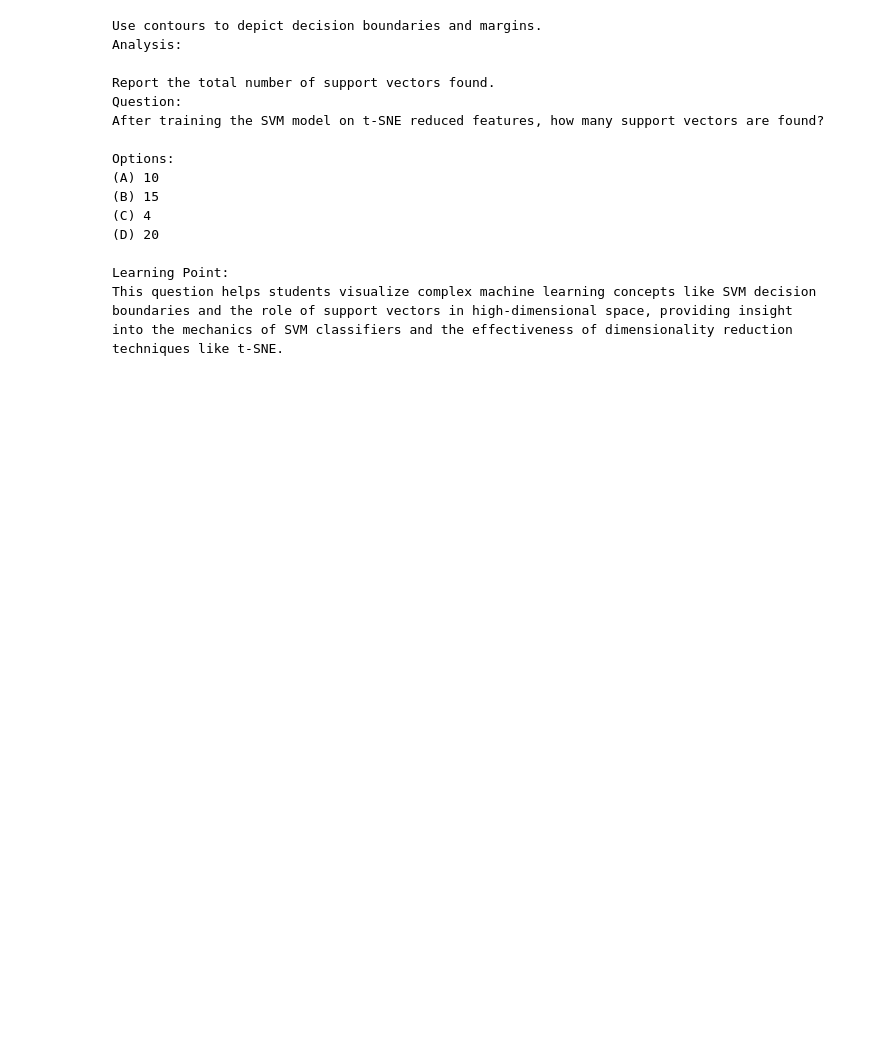
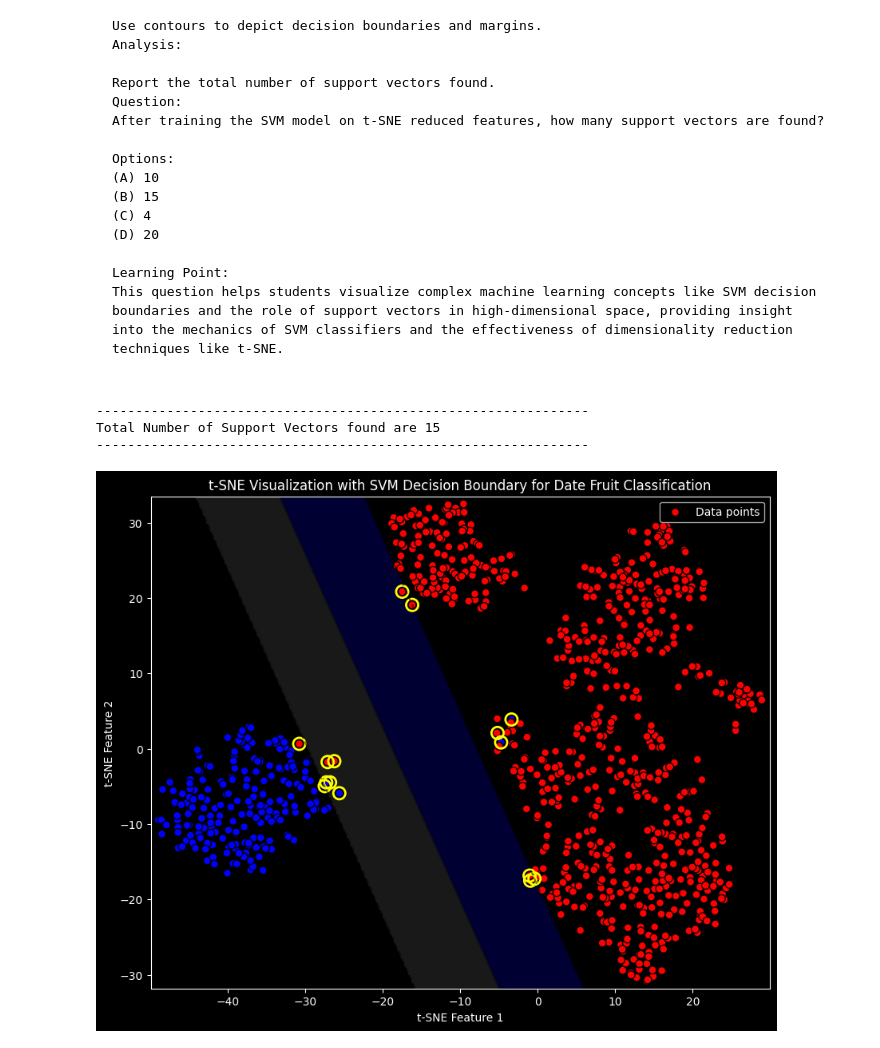
Before and after one commit to VDdotexe/Weekend_Scratching, a Jupyter notebook: case_studies/SVM.ipynb, the cells around one changed output. Cells and saved outputs as stored; diff of their text form; code cells hidden in the pictures; blank space fills up the shorter version.

````diff
--- a/case_studies/SVM.ipynb
+++ b/case_studies/SVM.ipynb
@@ -587,3 +590,71 @@ Learning Point:
 This question helps students visualize complex machine learning concepts like SVM decision boundaries and the role of support vectors in high-dimensional space, providing insight into the mechanics of SVM classifiers and the effectiveness of dimensionality reduction techniques like t-SNE.
 
 ```
+# %%
+
+# List of features
+features = ['AREA', 'PERIMETER', 'MAJOR_AXIS', 'MINOR_AXIS', 'ECCENTRICITY',
+       'EQDIASQ', 'SOLIDITY', 'CONVEX_AREA', 'EXTENT', 'ASPECT_RATIO',
+       'ROUNDNESS', 'COMPACTNESS', 'SHAPEFACTOR_1', 'SHAPEFACTOR_2',
+       'SHAPEFACTOR_3', 'SHAPEFACTOR_4', 'MeanRR', 'MeanRG', 'MeanRB',
+       'StdDevRR', 'StdDevRG', 'StdDevRB', 'SkewRR', 'SkewRG', 'SkewRB',
+       'KurtosisRR', 'KurtosisRG', 'KurtosisRB', 'EntropyRR', 'EntropyRG',
+       'EntropyRB', 'ALLdaub4RR', 'ALLdaub4RG', 'ALLdaub4RB']
+
+# Assuming df is already defined and loaded with data
+# Create a copy of the DataFrame
+df_temp = df.copy()
+
+# Select features and filter for two classes
+df_temp['Class'] = df_temp['Class'].apply(lambda x: 'SAFAVI' if x == 'SAFAVI' else 'Other')
+
+# Encoding classes
+df_temp['Label'] = df_temp['Class'].map({'SAFAVI': 1, 'Other': 0})  # Use the appropriate method to map class labels to numerical values
+
+# Standard scaling
+scaler = StandardScaler()
+X_scaled = scaler.fit_transform(df_temp[features])
+
+# t-SNE
+tsne = TSNE(n_components=2, random_state=42)
+X_tsne = tsne.fit_transform(X_scaled)
+
+# SVM training
+svm = SVC(kernel='linear', C=1.0)  # Initialize the SVC model with the correct parameters
+svm.fit(X_tsne, df_temp['Label'])
+
+# Support vectors
+support_vectors = svm.support_vectors_
+
+print(f'---------------------------------------------------------------')
+print(f'Total Number of Support Vectors found are {len(support_vectors)}')
+print(f'---------------------------------------------------------------')
+
+# Create grid to plot decision boundaries
+x_min, x_max = X_tsne[:, 0].min() - 1, X_tsne[:, 0].max() + 1
+y_min, y_max = X_tsne[:, 1].min() - 1, X_tsne[:, 1].max() + 1
+xx, yy = np.meshgrid(np.arange(x_min, x_max, 0.02), np.arange(y_min, y_max, 0.02))
+
+# Plot decision boundary and margins
+Z = svm.decision_function(np.c_[xx.ravel(), yy.ravel()])  # Use the decision function to predict decision boundaries
+Z = Z.reshape(xx.shape)
+plt.figure(figsize=(10, 8))  # Define plot size here to ensure it encompasses all the elements
+plt.contourf(xx, yy, Z, levels=[-1, 0, 1], alpha=0.2, colors=['blue', 'grey', 'red'])  # Background color for decision areas
+plt.contour(xx, yy, Z, colors='k', levels=[-1, 0, 1], alpha=0.5, linestyles=['--', '-', '--'])  # Decision boundaries and margins
+
+# Plot data points and support vectors
+scatter = plt.scatter(X_tsne[:, 0], X_tsne[:, 1], c=df_temp['Label'], cmap=ListedColormap(['#FF0000', '#0000FF']), s=50, edgecolors='k')
+plt.scatter(support_vectors[:, 0], support_vectors[:, 1], s=120, facecolors='none', edgecolors='yellow', linewidths=2, label='Support vectors')
+
+# Labels and title
+plt.xlabel('t-SNE Feature 1')
+plt.ylabel('t-SNE Feature 2')
+plt.title('t-SNE Visualization with SVM Decision Boundary for Date Fruit Classification')
+plt.legend(handles=[scatter], labels=['Data points'], loc='upper right')
+
+plt.show()
+# %% [output]
+---------------------------------------------------------------
+Total Number of Support Vectors found are 15
+---------------------------------------------------------------
+[figure, added]
````
Also changed, not shown: parts of 1 cell of this notebook.
